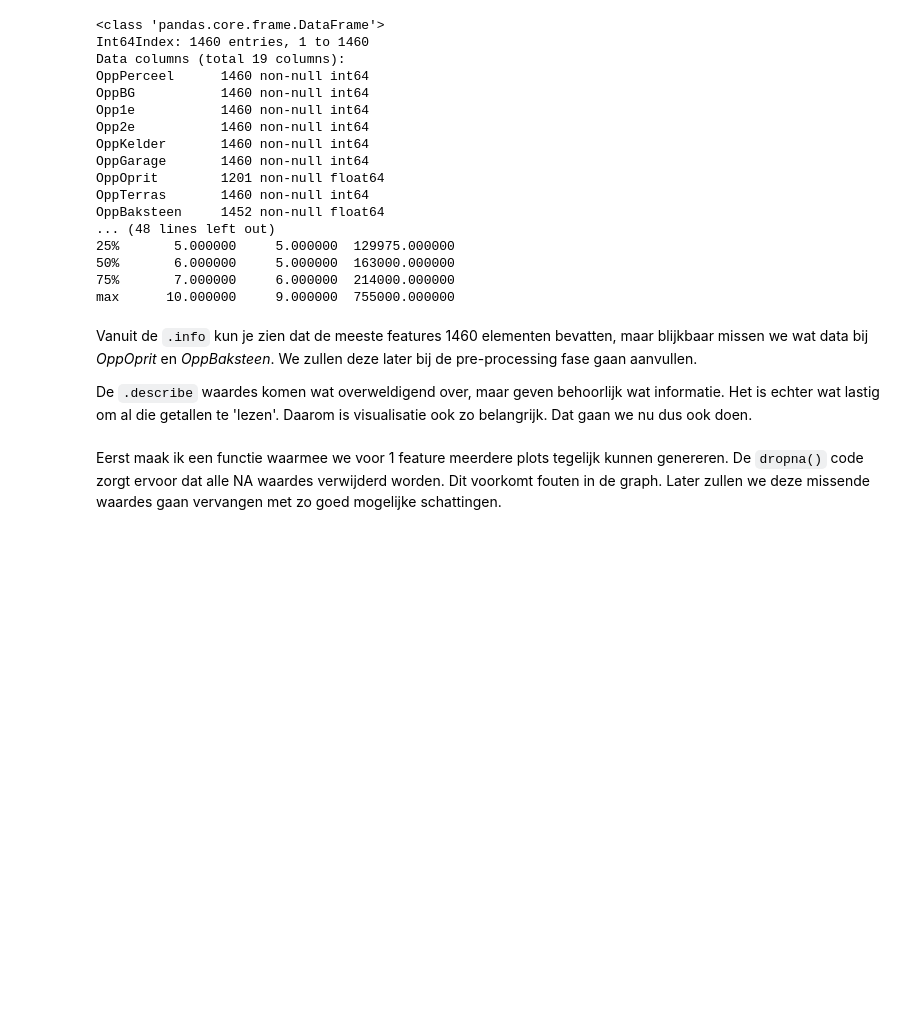
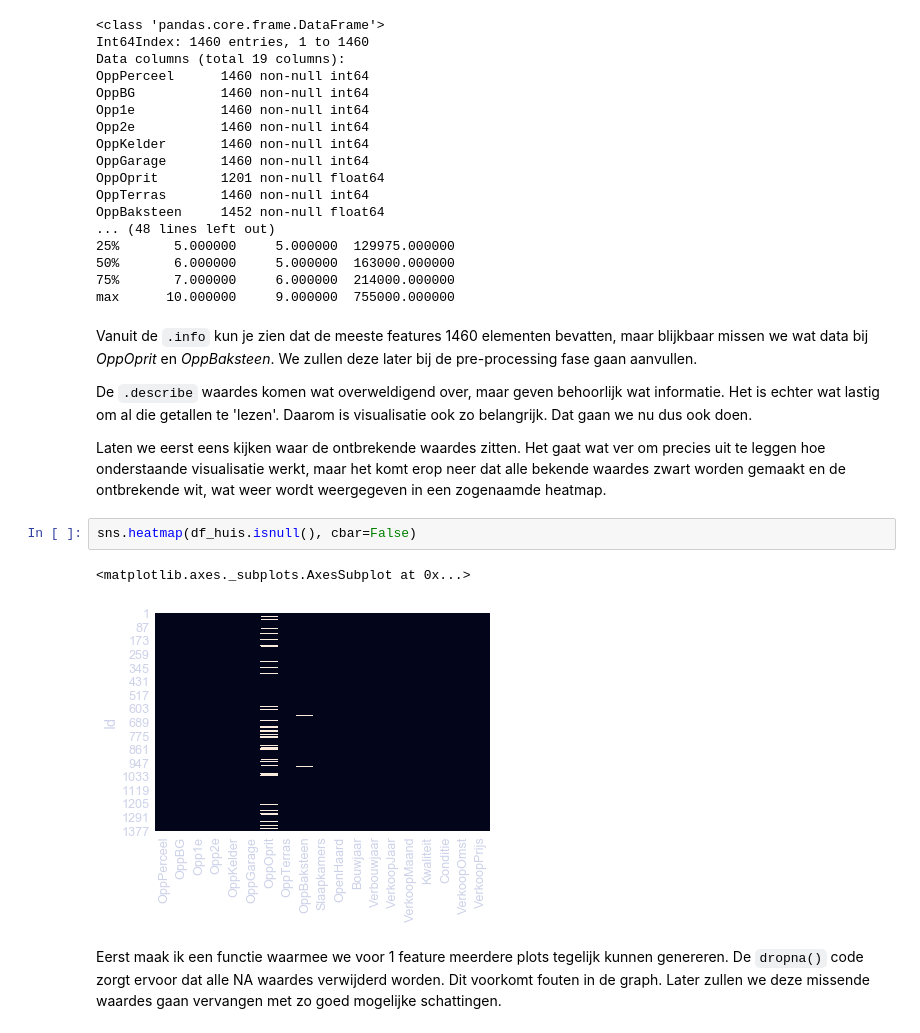
Before and after one commit to pvdwijdeven/Magion, a Jupyter notebook: SIG ML intro.ipynb, the cells around one changed output. Saved outputs shown, nothing was run; the diff lists cells and outputs as text; blank space fills up the shorter version.

```diff
--- a/SIG ML intro.ipynb
+++ b/SIG ML intro.ipynb
@@ -355,6 +357,13 @@ max      10.000000     9.000000  755000.000000
 Vanuit de `.info` kun je zien dat de meeste features 1460 elementen bevatten, maar blijkbaar missen we wat data bij _OppOprit_ en _OppBaksteen_. We zullen deze later bij de pre-processing fase gaan aanvullen.
 
 De `.describe` waardes komen wat overweldigend over, maar geven behoorlijk wat informatie. Het is echter wat lastig om al die getallen te 'lezen'. Daarom is visualisatie ook zo belangrijk. Dat gaan we nu dus ook doen.
+
+Laten we eerst eens kijken waar de ontbrekende waardes zitten. Het gaat wat ver om precies uit te leggen hoe onderstaande visualisatie werkt, maar het komt erop neer dat alle bekende waardes zwart worden gemaakt en de ontbrekende wit, wat weer wordt weergegeven in een zogenaamde heatmap.
+# %%
+sns.heatmap(df_huis.isnull(), cbar=False)
+# %% [output]
+<matplotlib.axes._subplots.AxesSubplot at 0x...>
+[figure, added]
 # %% [markdown]
 Eerst maak ik een functie waarmee we voor 1 feature meerdere plots tegelijk kunnen genereren.
 De `dropna()` code zorgt ervoor dat alle NA waardes verwijderd worden. Dit voorkomt fouten in de graph. Later zullen we deze missende waardes gaan vervangen met zo goed mogelijke schattingen.
```
Also changed, not shown: parts of 12 cells of this notebook.
